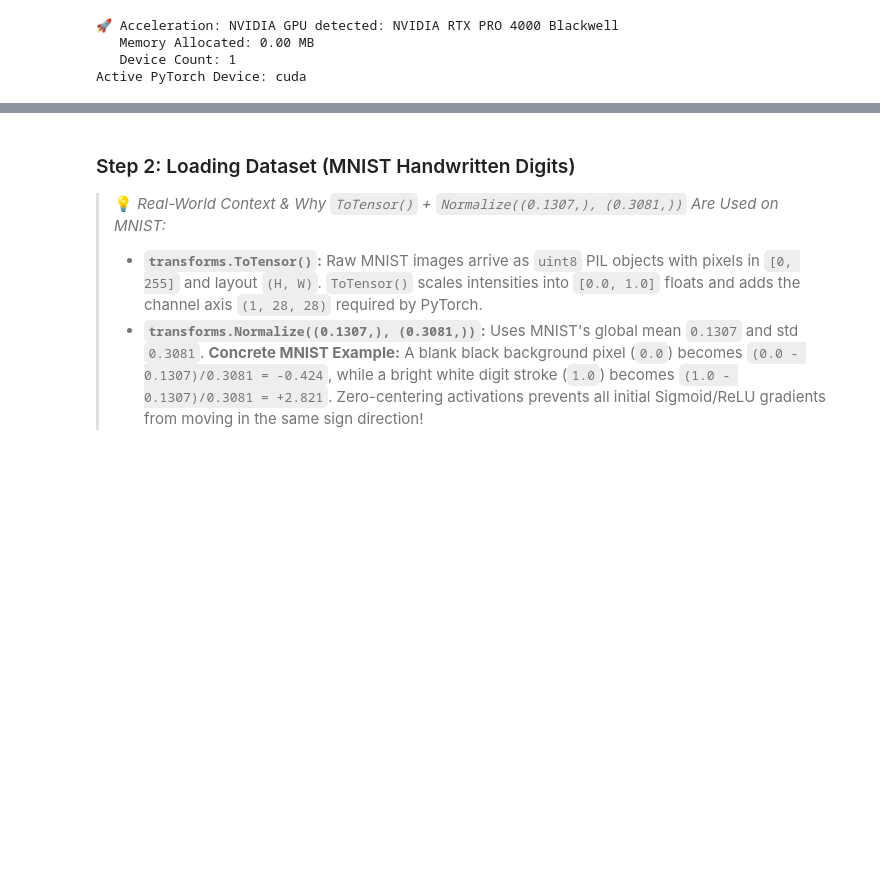
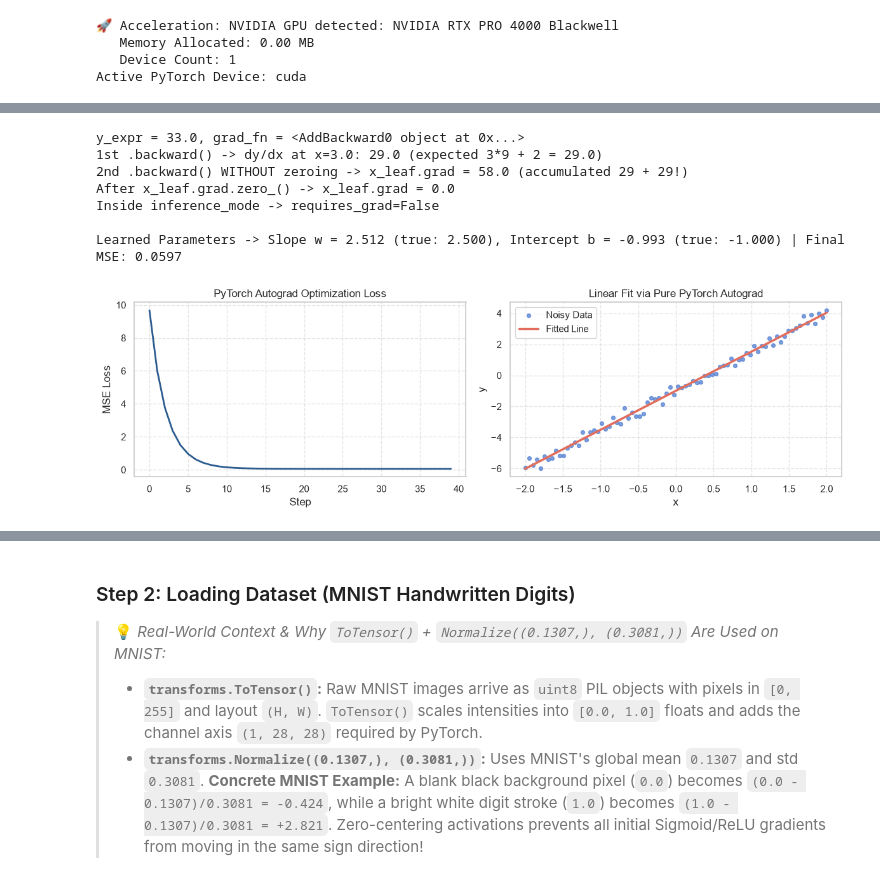
Before and after one commit to ayush1512/ACC-HPC2026-AIML, a Jupyter notebook: NeuralNetworks_PyTorch.ipynb, the cells around one changed output, grey strips where cells are left out. Saved outputs shown, nothing was run; the diff lists cells and outputs as text; code cells hidden in the pictures; blank space fills up the shorter version.

```diff
--- a/NeuralNetworks_PyTorch.ipynb
+++ b/NeuralNetworks_PyTorch.ipynb
@@ -63,0 +306,74 @@ Active PyTorch Device: cuda
+# %%
+# 0.4 Autograd Mechanics: grad_fn, Accumulation Gotcha, no_grad & From-Scratch Linear Fit
+# 1. Dynamic graph & gradient accumulation demonstration
+x_leaf = torch.tensor(3.0, requires_grad=True)
+y_expr = x_leaf ** 3 + 2.0 * x_leaf
+print(f"y_expr = {y_expr.item():.1f}, grad_fn = {y_expr.grad_fn}")
+y_expr.backward()
+print(f"1st .backward() -> dy/dx at x=3.0: {x_leaf.grad.item():.1f} (expected 3*9 + 2 = 29.0)")
+
+# Calling backward again WITHOUT zeroing accumulates gradients!
+(x_leaf ** 3 + 2.0 * x_leaf).backward()
+print(f"2nd .backward() WITHOUT zeroing -> x_leaf.grad = {x_leaf.grad.item():.1f} (accumulated 29 + 29!)")
+x_leaf.grad.zero_()
+print(f"After x_leaf.grad.zero_() -> x_leaf.grad = {x_leaf.grad.item():.1f}")
+
+# 2. Inference context & .detach()
+with torch.inference_mode():
+    y_eval = x_leaf * 5.0
+    print(f"Inside inference_mode -> requires_grad={y_eval.requires_grad}")
+
+# 3. Fitting y = 2.5*x - 1.0 from scratch using pure PyTorch autograd (on active device)
+torch.manual_seed(42)
+X_lin = torch.linspace(-2.0, 2.0, 80, device=device).unsqueeze(1)
+y_lin = 2.5 * X_lin - 1.0 + 0.25 * torch.randn_like(X_lin)
+
+w_fit = torch.zeros(1, device=device, requires_grad=True)
+b_fit = torch.zeros(1, device=device, requires_grad=True)
+lr_fit = 0.08
+loss_curve = []
+
+for step in range(40):
+    y_pred = w_fit * X_lin + b_fit
+    mse_loss = torch.mean((y_pred - y_lin) ** 2)
+    mse_loss.backward()
+
+    # Update parameters inside torch.no_grad() so updates aren't recorded in the autograd graph
+    with torch.no_grad():
+        w_fit -= lr_fit * w_fit.grad
+        b_fit -= lr_fit * b_fit.grad
+        w_fit.grad.zero_()
+        b_fit.grad.zero_()
+
+    loss_curve.append(mse_loss.item())
+
+print(f"\nLearned Parameters -> Slope w = {w_fit.item():.3f} (true: 2.500), "
+      f"Intercept b = {b_fit.item():.3f} (true: -1.000) | Final MSE: {loss_curve[-1]:.4f}")
+
+fig, axes = plt.subplots(1, 2, figsize=(12, 3.8))
+axes[0].plot(loss_curve, color="#2b5c8f", lw=2)
+axes[0].set_title("PyTorch Autograd Optimization Loss")
+axes[0].set_xlabel("Step")
+axes[0].set_ylabel("MSE Loss")
+axes[0].grid(True, linestyle="--", alpha=0.5)
+
+axes[1].scatter(X_lin.cpu().numpy(), y_lin.cpu().numpy(), s=18, alpha=0.7, label="Noisy Data")
+with torch.no_grad():
+    fitted_y = (w_fit * X_lin + b_fit).cpu().numpy()
+axes[1].plot(X_lin.cpu().numpy(), fitted_y, color="#e26d5c", lw=2.5, label="Fitted Line")
+axes[1].set_title("Linear Fit via Pure PyTorch Autograd")
+axes[1].set_xlabel("x")
+axes[1].set_ylabel("y")
+axes[1].legend()
+axes[1].grid(True, linestyle="--", alpha=0.5)
+plt.tight_layout()
+plt.show()
+# %% [output]
+y_expr = 33.0, grad_fn = <AddBackward0 object at 0x...>
+1st .backward() -> dy/dx at x=3.0: 29.0 (expected 3*9 + 2 = 29.0)
+2nd .backward() WITHOUT zeroing -> x_leaf.grad = 58.0 (accumulated 29 + 29!)
+After x_leaf.grad.zero_() -> x_leaf.grad = 0.0
+Inside inference_mode -> requires_grad=False
+
+Learned Parameters -> Slope w = 2.512 (true: 2.500), Intercept b = -0.993 (true: -1.000) | Final MSE: 0.0597
+[figure, added]
```
Also changed, not shown: parts of 27 cells of this notebook, 3 other files.
